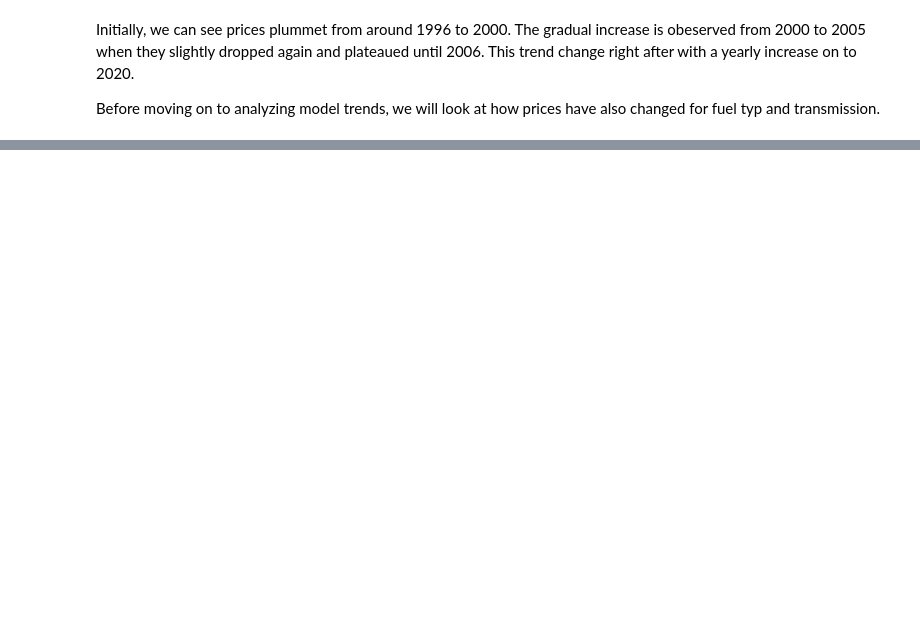
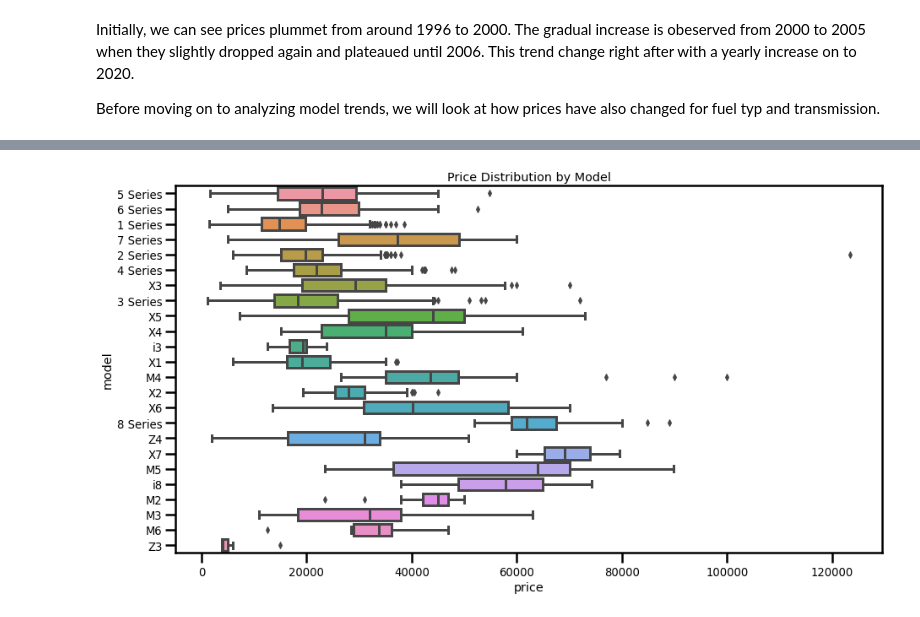
Before and after one commit to LenSin3/bmw_car_sales, a Jupyter notebook: bmw_ml.ipynb, the cells around one changed output, grey strips where cells are left out. Cells and saved outputs as stored; diff of their text form; code cells hidden in the pictures; blank space fills up the shorter version.

```diff
--- a/bmw_ml.ipynb
+++ b/bmw_ml.ipynb
@@ -162,0 +178,4 @@ plots.rank_feature(df_cln, 'model', 'price')
+# %%
+plots.box_plot(df_cln, 'price', 'model')
+# %% [output]
+[figure, added]
```
Also changed, not shown: parts of 9 cells of this notebook, 1 other file.
